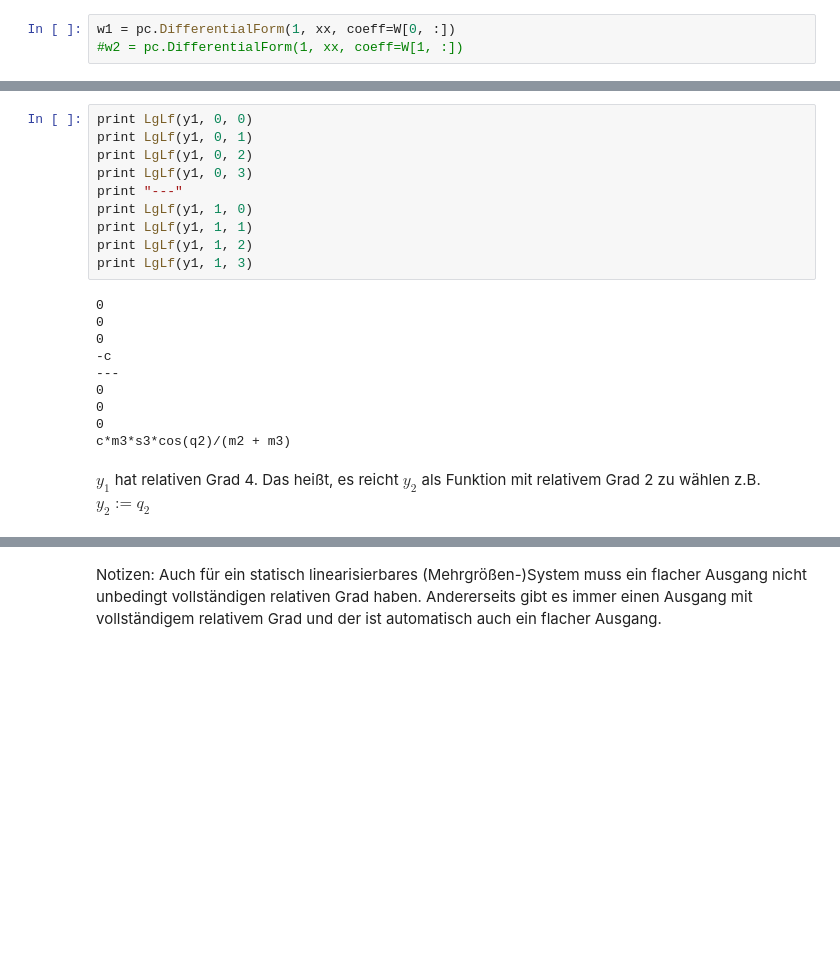
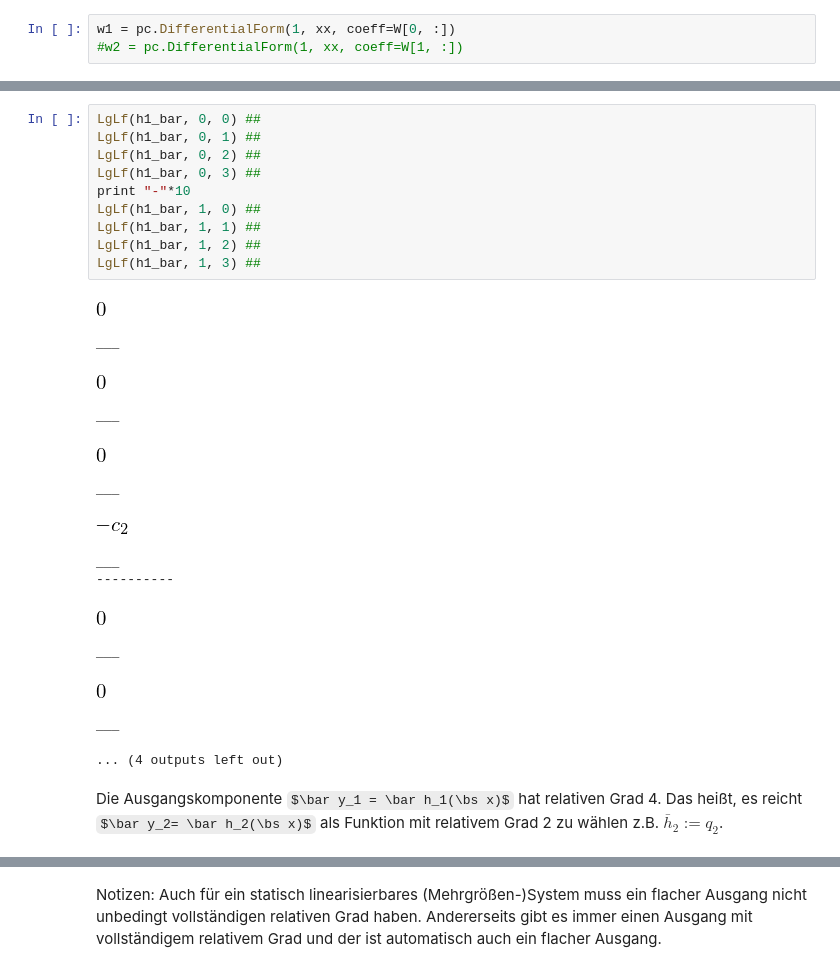
Before and after one commit to cknoll/beispiele, a Jupyter notebook: relevant/zwei_elast_gekoppelte_wagen_pendel.ipynb, the cells around one changed output, grey strips where cells are left out. Drawn from its saved outputs; the diff is of its cells as text; some formulas as TeX source; blank space fills up the shorter version.

```diff
--- a/relevant/zwei_elast_gekoppelte_wagen_pendel.ipynb
+++ b/relevant/zwei_elast_gekoppelte_wagen_pendel.ipynb
@@ -270,24 +277,29 @@ m_{3} s_{3} \sin{\left (q_{2} \right )} + p_{1} \left(- m_{2} - m_{3}\right) + q
 # %%
-print LgLf(y1, 0, 0)
-print LgLf(y1, 0, 1)
-print LgLf(y1, 0, 2)
-print LgLf(y1, 0, 3)
-print "---"
-print LgLf(y1, 1, 0)
-print LgLf(y1, 1, 1)
-print LgLf(y1, 1, 2)
-print LgLf(y1, 1, 3)
+LgLf(h1_bar, 0, 0) ##
+LgLf(h1_bar, 0, 1) ##
+LgLf(h1_bar, 0, 2) ##
+LgLf(h1_bar, 0, 3) ##
+print "-"*10
+LgLf(h1_bar, 1, 0) ##
+LgLf(h1_bar, 1, 1) ##
+LgLf(h1_bar, 1, 2) ##
+LgLf(h1_bar, 1, 3) ##
 # %% [output]
+[figure, added]
-0
-0
-0
--c
----
-0
-0
-0
-c*m3*s3*cos(q2)/(m2 + m3)
+___
+[figure, added]
+___
+[figure, added]
+___
+[figure, added]
+___
+----------
+[figure, added]
+___
+[figure, added]
+___
+... (4 outputs left out)
 # %% [markdown]
-$y_1$ hat relativen Grad 4.
-Das heißt, es reicht $y_2$ als Funktion mit relativem Grad 2 zu wählen z.B. $y_2:=q_2$
+Die Ausgangskomponente $\bar y_1 = \bar h_1(\bs x)$ hat relativen Grad 4.
+Das heißt, es reicht $\bar y_2= \bar h_2(\bs x)$ als Funktion mit relativem Grad 2 zu wählen z.B. $\bar h_2:=q_2$.
 # %%
```
Also changed, not shown: parts of 52 cells of this notebook, 8 other files.
